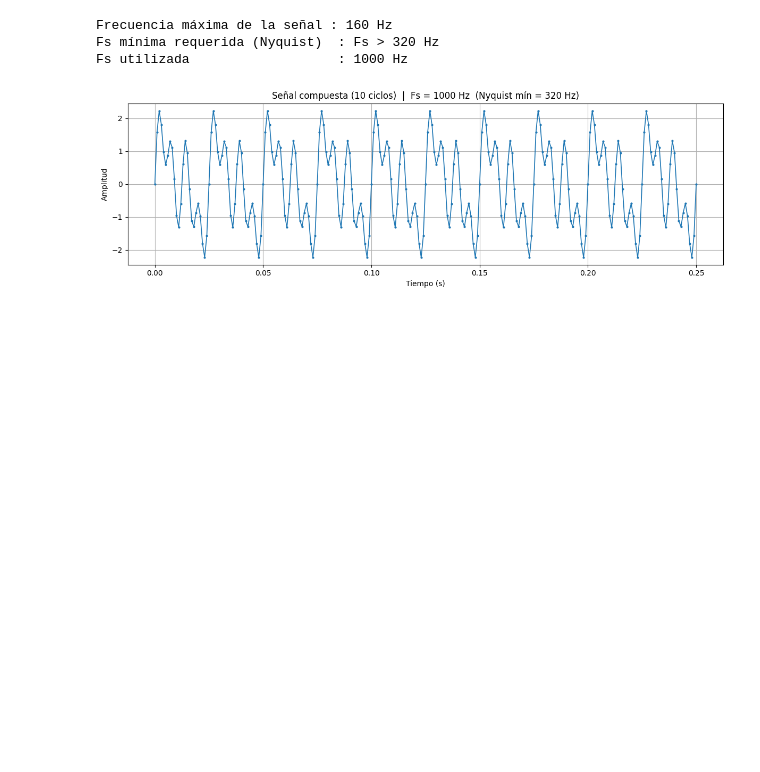
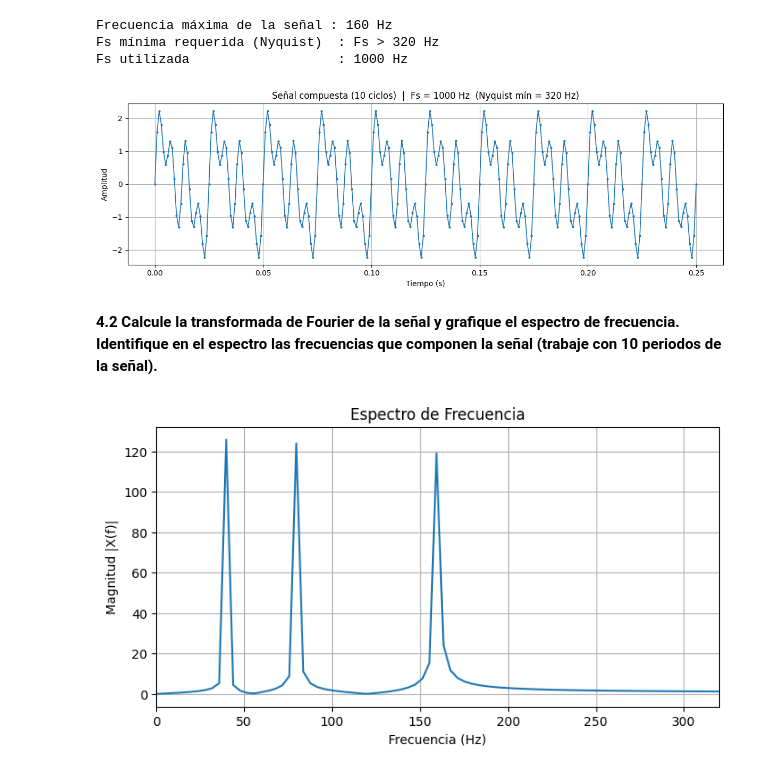
Before and after one commit to saramezap/Practica5, a Jupyter notebook: Practica5.ipynb, the cells around one changed output. Drawn from its saved outputs; the diff is of its cells as text; code cells hidden in the pictures; blank space fills up the shorter version.

```diff
--- a/Practica5.ipynb
+++ b/Practica5.ipynb
@@ -200,3 +204,23 @@ Frecuencia máxima de la señal : 160 Hz
 Fs mínima requerida (Nyquist)  : Fs > 320 Hz
 Fs utilizada                   : 1000 Hz
 [figure]
+# %% [markdown]
+**4.2	Calcule la transformada de Fourier de la señal y grafique el espectro de frecuencia. Identifique en el espectro las frecuencias que componen la señal (trabaje con 10 periodos de la señal).**
+# %%
+# Transformada de Fourier de la señal
+# DFT
+X     = np.fft.fft(x)
+N     = len(X)
+freqs = np.arange(0, N) * Fs / N
+
+# Espectro
+plt.figure(figsize=(8,4))
+plt.plot(freqs[:N//2], abs(X[:N//2]))
+plt.title('Espectro de Frecuencia')
+plt.xlabel('Frecuencia (Hz)')
+plt.ylabel('Magnitud |X(f)|')
+plt.xlim(0, 320)
+plt.grid(True)
+plt.show()
+# %% [output]
+[figure, added]
```
Also changed, not shown: parts of 9 cells of this notebook.
